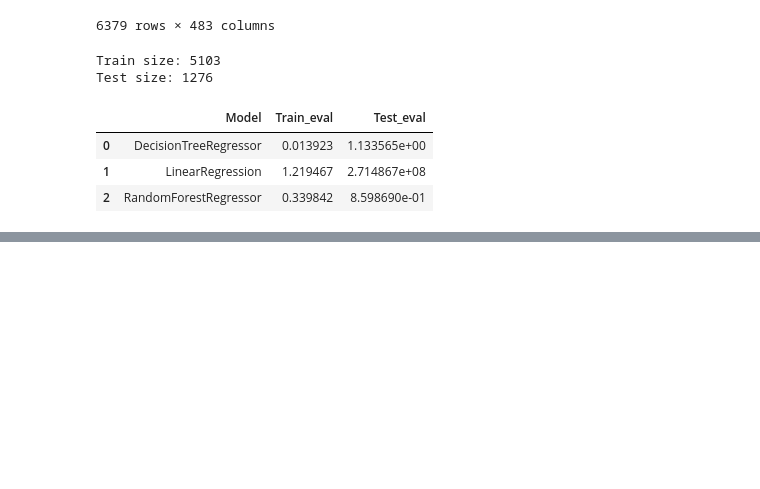
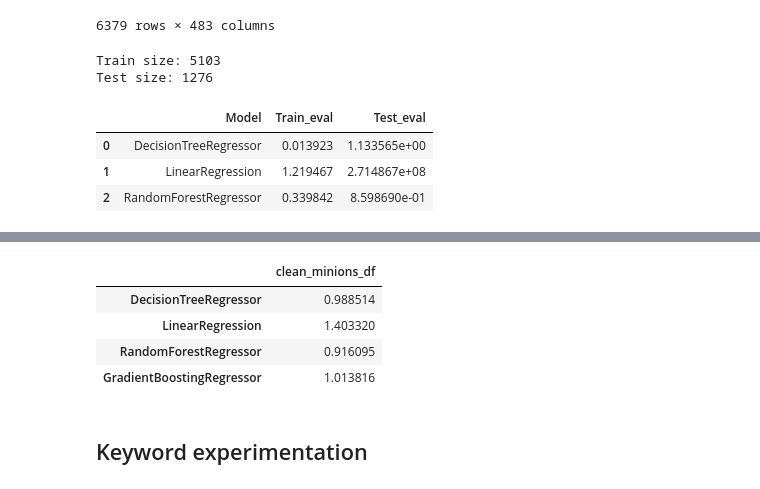
Before and after one commit to AmevinLS/CardsPredictions, a Jupyter notebook: exploration.ipynb, the cells around one changed output, grey strips where cells are left out. Saved outputs shown, nothing was run; the diff lists cells and outputs as text; code cells hidden in the pictures; blank space fills up the shorter version.

```diff
--- a/exploration.ipynb
+++ b/exploration.ipynb
@@ -290,0 +343,48 @@ evaluate_models(models, train_df, test_df, features, target, mean_absolute_error
+# %%
+class NikiDataset:
+    def __init__(self, dataset: pd.DataFrame, dataset_name: str, target: str, features: list = None):
+        self.dataset = dataset
+        self.dataset_name = dataset_name
+        self.target = target
+        if features is not None:
+            self.features = features
+        else:
+            self.features = dataset.columns.drop(target)
+# %%
+nikidatasets = [
+    NikiDataset(clean_minions_df, "clean_minions_df", "cost"),
+    NikiDataset(embed_df, "embed_df", "cost"),
+    NikiDataset(all_df, "all_df", "cost"),
+    NikiDataset(pca_df, "pca_df", "cost")
+]
+
+models = [DecisionTreeRegressor(), LinearRegression(), RandomForestRegressor(), GradientBoostingRegressor()]
+model_names = ["DecisionTreeRegressor", "LinearRegression", "RandomForestRegressor", "GradientBoostingRegressor"]
+
+metric = mean_absolute_error
+
+def create_evaluation_table(nikidatasets: List[NikiDataset], models, model_names, metric, seed=42):
+    result_table = pd.DataFrame(index=model_names)
+    for nikidataset in nikidatasets:
+        train_df, test_df = split_dataset(nikidataset.dataset, test_size=0.3, shuffle=True, seed=seed)
+        train_y = train_df.loc[:, nikidataset.target]
+        test_y = test_df.loc[:, nikidataset.target]
+
+        for model, model_name in zip(models, model_names):
+            model.fit(train_df.loc[:, nikidataset.features], train_y)
+
+            pred_y = model.predict(test_df.loc[:, nikidataset.features])
+            metric_result = metric(test_y, pred_y)
+
+            result_table.loc[model_name, nikidataset.dataset_name] = metric_result
+    return result_table
+# %%
+create_evaluation_table(nikidatasets[:1], models, model_names, metric)
+# %% [output]
+|  | clean_minions_df |
+| DecisionTreeRegressor | 0.988514 |
+| LinearRegression | 1.403320 |
+| RandomForestRegressor | 0.916095 |
+| GradientBoostingRegressor | 1.013816 |
+# %% [markdown]
+## Keyword experimentation
```
Also changed, not shown: parts of 11 cells of this notebook.
